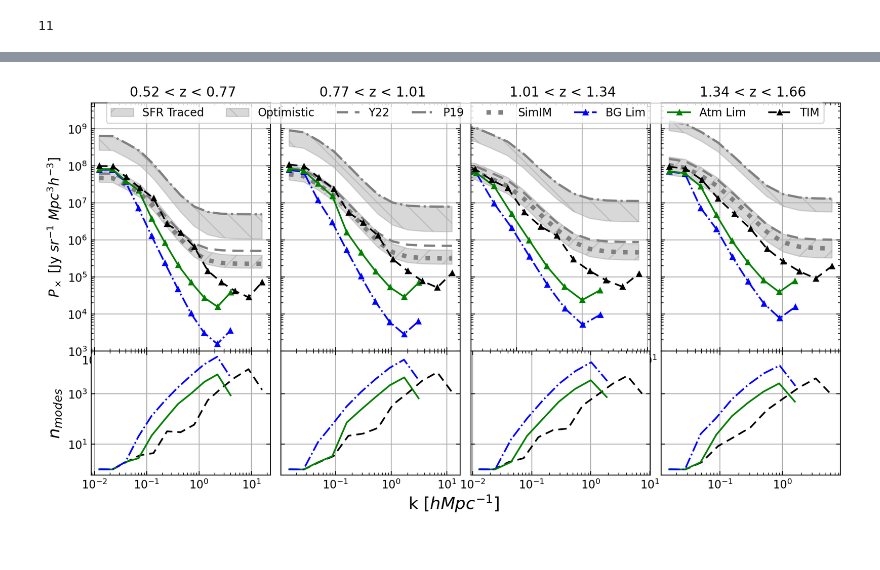
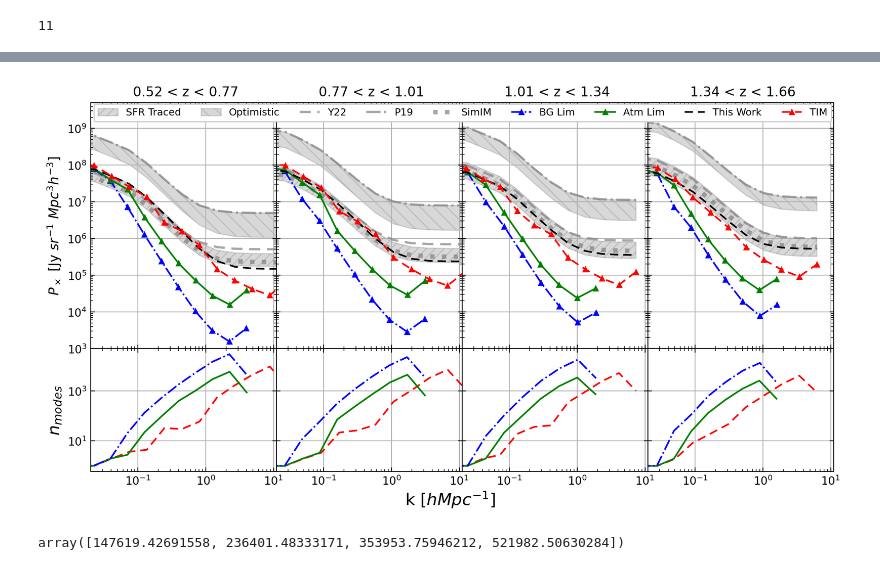
Before and after one commit to JuzzBracks/LIM, a Jupyter notebook: TIMxGal/calc.ipynb, the cells around one changed output, grey strips where cells are left out. Cells and saved outputs as stored; diff of their text form; code cells hidden in the pictures.

Commit message:
Building in ICII plot

```diff
--- a/TIMxGal/calc.ipynb
+++ b/TIMxGal/calc.ipynb
@@ -600,49 +647,52 @@ simimFiducial = modelPx(np.loadtxt(preface[:-1]+'.npy', delimiter=','))
 # %%
-fig, (plots, kplots) = plt.subplots(2,4, figsize = (12, 6), dpi = 200, sharey = 'row', gridspec_kw={'height_ratios': [4,2]})
+fig, (plots, kplots) = plt.subplots(2,4, figsize = (12, 6), dpi = 200, sharey = 'row', sharex = True,
+                                    gridspec_kw={'height_ratios': [4,2]})
 
 
 for i in np.arange(0,4):
 
-    plots[i].fill_between(Pms[i][0], pessMax_params[i], pessMin_params[i], color = 'grey', alpha = 0.3, hatch = '/',
+    plots[i].fill_between(Pms[i][0], pessMax_params[i], pessMin_params[i], color = 'grey', alpha = 0.3, hatch = '///',
                           label = 'SFR Traced')
-    plots[i].fill_between(Pms[i][0], optiMax_params[i], optiMin_params[i], color = 'grey', alpha = 0.3, hatch = '\\',
+    plots[i].fill_between(Pms[i][0], optiMax_params[i], optiMin_params[i], color = 'grey', alpha = 0.3, hatch = '\\\\',
                           label = 'Optimistic')
 
-    plots[i].loglog(Pms[i][0], Y22[i], label = 'Y22', ls = '--', lw = 2, color = 'grey')
-    plots[i].loglog(Pms[i][0], p19[i], label = 'P19', ls = '-.', lw = 2, color = 'grey')
+    plots[i].loglog(Pms[i][0], Y22[i], label = 'Y22', ls = '--', lw = 2, color = 'grey', alpha = 0.7)
+    plots[i].loglog(Pms[i][0], p19[i], label = 'P19', ls = '-.', lw = 2, color = 'grey', alpha = 0.7)
     #plots[i].loglog(Pms[i][0], g12[i], label = 'G12', ls = '--', lw = 2, color = 'forestgreen')
 
-    plots[i].loglog(Pms[i][0], simimFiducial[i], color = 'grey', label = 'SimIM', ls = ':', lw = 4)
+    plots[i].loglog(Pms[i][0], simimFiducial[i], color = 'grey', label = 'SimIM', ls = ':', lw = 4, alpha = 0.7)
     plots[i].loglog(spaceks[0][i], np.sqrt(spaceSig[0][i]), marker = '^', label = 'BG Lim', ms = 4,
                     color = 'blue', ls = '-.')
     plots[i].loglog(TIM2ks[0][i], np.sqrt(TIM2Sig[0][i]), marker = '^', label = 'Atm Lim', ms = 4,
                     color = 'green', ls = '-')
+    plots[i].loglog(Pms[i][0], PxGs[i], color = 'k', linestyle = '--', label = 'This Work')
     #plots[i].loglog(Pms[i][0], np.sqrt(clusterVar[i]))
     #plots[i].loglog(Pms[i][0], P[i])
     #plots[i].loglog(Pms[i][0], np.sqrt(N_TIM[i]*P_gal[i]/(2*nModes[i])), label = r'$P_N P_{Gal} / 2n_{modes}$', ls = '--')
     plots[i].grid()
     kplots[i].grid()
 
     plots[i].set_title(f" {bins[i].front:.2f} < z < {bins[i].back:.2f}")
-    kplots[i].loglog(Pms[i][0], nModes[i], color = 'k', marker = '', ls = '--')
+    kplots[i].loglog(Pms[i][0], nModes[i], color = 'r', marker = '', ls = '--')
     kplots[i].loglog(TIM2ks[0][i], TIM2Numks[0][i], color = 'green', marker = '', ms = 10, ls = '-')
     kplots[i].loglog(spaceks[0][i], spaceNumks[0][i], color = 'blue', marker = '', ls = '-.')
 
 
-[plots[i].loglog(ks, np.sqrt(VARs), ls = '--', marker = '^', color = 'black', label = 'TIM', ms = 4)
+[plots[i].loglog(ks, np.sqrt(VARs), ls = '--', marker = '^', color = 'red', label = 'TIM', ms = 4)
          for i, (VARs, (ks,_)) in enumerate(zip(VARx, Pms))]
 
 
 #kplots[2].set_xlabel(r"k [$h Mpc^{-1}]$", size=15, loc = 'left')
 fig.text(0.5, 0.04, r"k [$h Mpc^{-1}]$", size=15, ha='center')
 plots[0].set_ylabel(r"$P_\times$ [Jy $sr^{-1}$ $Mpc^3 h^{-3}]$", size = 12)
 kplots[0].set_ylabel(r"$n_{modes}$", size = 15)
 plots[2].set_xlim(2e-2,1.1e1)
 plots[0].set_ylim(1e3,5e9)
 
-plots[3].legend(loc='center right', bbox_to_anchor=(0.94, 0.96), frameon = True, fontsize = 10,
-      ncol=9, fancybox=True, shadow=False)
+plots[3].legend(loc='center right', bbox_to_anchor=(1.015, 0.96), frameon = True, fontsize = 9,
+      ncol=9, fancybox=True, shadow=False, framealpha = 1)
 #plots[0].legend(fontsize = 9)
-fig.subplots_adjust(hspace=0., wspace=0.06)
+#fig.subplots_adjust(hspace=0., wspace=0.06)
+fig.subplots_adjust(hspace=0., wspace=0.00)
 # %% [output]
-[figure, old version]
+[figure, new version]
@@ -650,0 +701,4 @@ Plot cosmic variance
+# %%
+x_shots
+# %% [output]
+array([147619.42691558, 236401.48333171, 353953.75946212, 521982.50630284])
```
Also changed, not shown: parts of 13 cells of this notebook, 19 other files.
